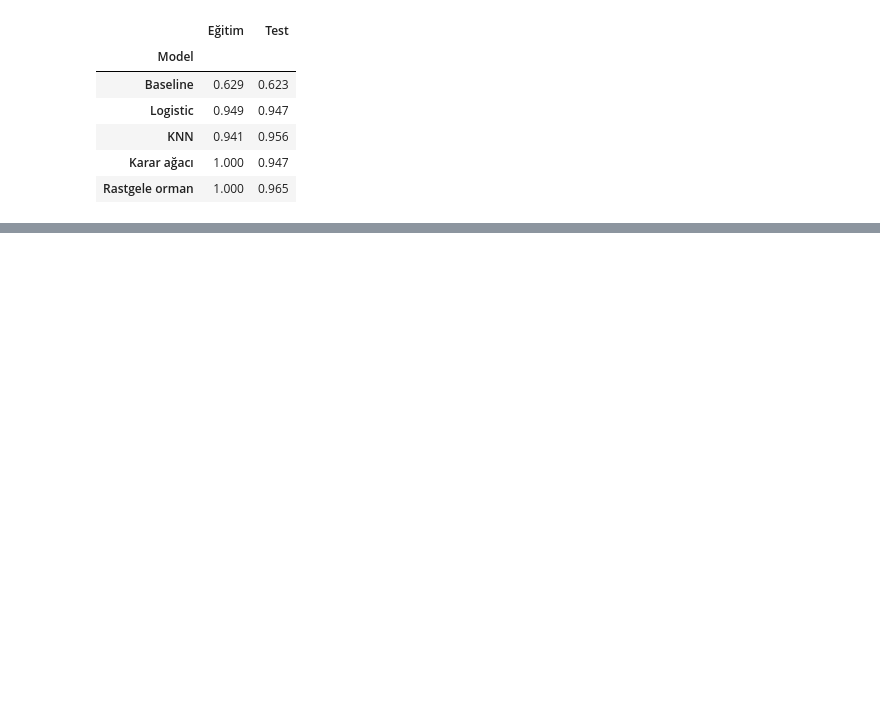
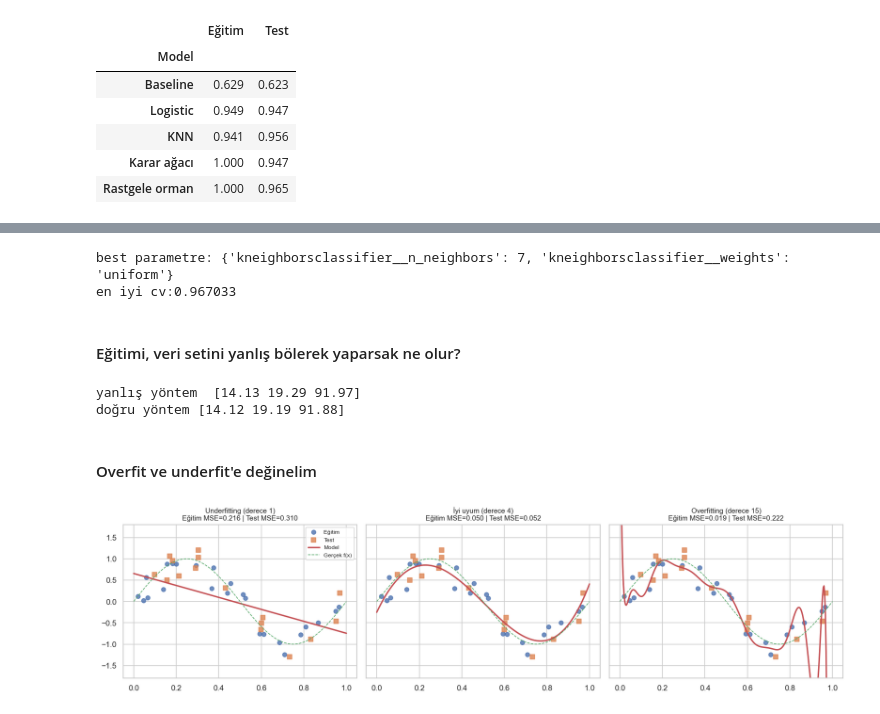
Before and after one commit to 0gsar1m/SoftITo, a Jupyter notebook: Machine_Learning/Classification_colaab_hocanın_21.09.2026.ipynb, the cells around one changed output, grey strips where cells are left out. Saved outputs shown, nothing was run; the diff lists cells and outputs as text; code cells hidden in the pictures; blank space fills up the shorter version.

```diff
--- a/Machine_Learning/Classification_colaab_hocanın_21.09.2026.ipynb
+++ b/Machine_Learning/Classification_colaab_hocanın_21.09.2026.ipynb
@@ -105,0 +161,22 @@ pd.DataFrame(satirlar).set_index("Model").round(3)
+# %%
+from sklearn.model_selection import GridSearchCV
+from sklearn.linear_model import Ridge,Lasso
+from sklearn.preprocessing import StandardScaler
+from sklearn.pipeline import make_pipeline
+pipe = make_pipeline(StandardScaler(),KNeighborsClassifier())
+
+param_grid = {
+    "kneighborsclassifier__n_neighbors":[1,3,5,7,9,11,15,21],
+    "kneighborsclassifier__weights":["uniform","distance"]
+}
+
+opt =GridSearchCV(pipe,param_grid,cv=cv,scoring="accuracy")
+opt.fit(Xc_train,yc_train)
+
+print("best parametre:", opt.best_params_)
+print(f"en iyi cv:{opt.best_score_:3f}")
+# %% [output]
+best parametre: {'kneighborsclassifier__n_neighbors': 7, 'kneighborsclassifier__weights': 'uniform'}
+en iyi cv:0.967033
+# %% [markdown]
+#### Eğitimi, veri setini yanlış bölerek yaparsak ne olur?
@@ -105,0 +191,42 @@ pd.DataFrame(satirlar).set_index("Model").round(3)
+# %%
+print("yanlış yöntem " ,scaler_yanlis.mean_[:3].round(2))
+print("doğru yöntem" ,scaler_dogru.mean_[:3].round(2))
+# %% [output]
+yanlış yöntem  [14.13 19.29 91.97]
+doğru yöntem [14.12 19.19 91.88]
+# %% [markdown]
+#### Overfit ve underfit'e değinelim
+# %%
+from sklearn.preprocessing import PolynomialFeatures
+from sklearn.pipeline import make_pipeline
+from sklearn.linear_model import LinearRegression
+from sklearn.metrics import mean_squared_error
+
+rng = np.random.RandomState(SEED)
+n = 40
+x = np.sort(rng.uniform(0, 1, n))
+y = np.sin(2 * np.pi * x) + rng.normal(0, 0.25, n)  # gerçek fonksiyon + gürültü
+
+x_tr, x_te, y_tr, y_te = train_test_split(x.reshape(-1, 1), y, test_size=0.4, random_state=SEED)
+
+xs = np.linspace(0, 1, 300).reshape(-1, 1)
+dereceler = [1, 4, 15]
+basliklar = ["Underfitting (derece 1)", "İyi uyum (derece 4)", "Overfitting (derece 15)"]
+
+fig, axes = plt.subplots(1, 3, figsize=(15, 4), sharey=True)
+for ax, d, b in zip(axes, dereceler, basliklar):
+    model = make_pipeline(PolynomialFeatures(d), StandardScaler(), LinearRegression())
+    model.fit(x_tr, y_tr)
+    tr_hata = mean_squared_error(y_tr, model.predict(x_tr))
+    te_hata = mean_squared_error(y_te, model.predict(x_te))
+    ax.scatter(x_tr, y_tr, label="Eğitim", alpha=0.8)
+    ax.scatter(x_te, y_te, label="Test", alpha=0.8, marker="s")
+    ax.plot(xs, model.predict(xs), "r-", lw=2, label="Model")
+    ax.plot(xs, np.sin(2 * np.pi * xs), "g--", lw=1, label="Gerçek f(x)")
+    ax.set_ylim(-1.8, 1.8)
+    ax.set_title(f"{b}\nEğitim MSE={tr_hata:.3f} | Test MSE={te_hata:.3f}", fontsize=10)
+axes[0].legend(fontsize=8)
+plt.tight_layout()
+plt.show()
+# %% [output]
+[figure, added]
```
Also changed, not shown: parts of 9 cells of this notebook, 3 other files.
